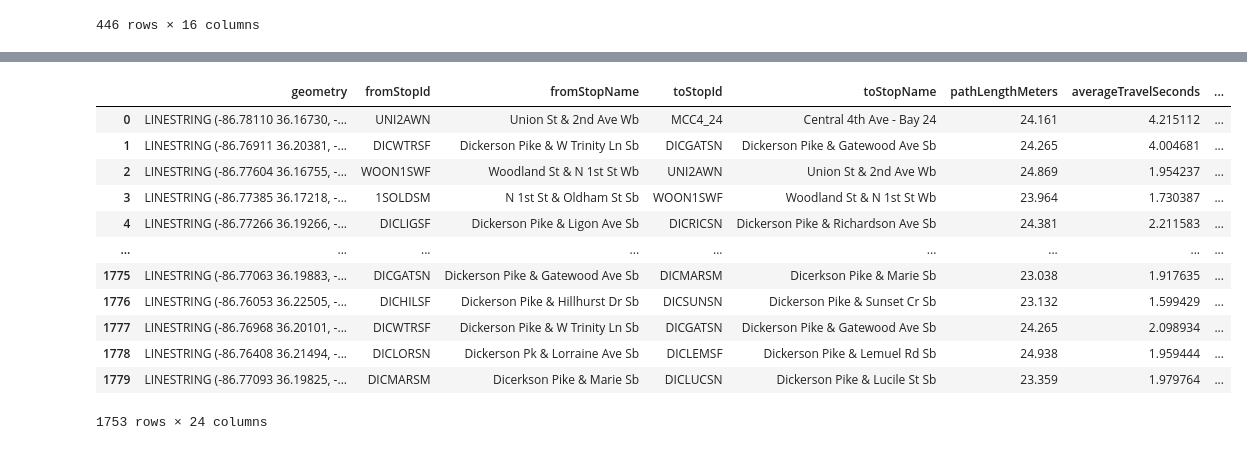
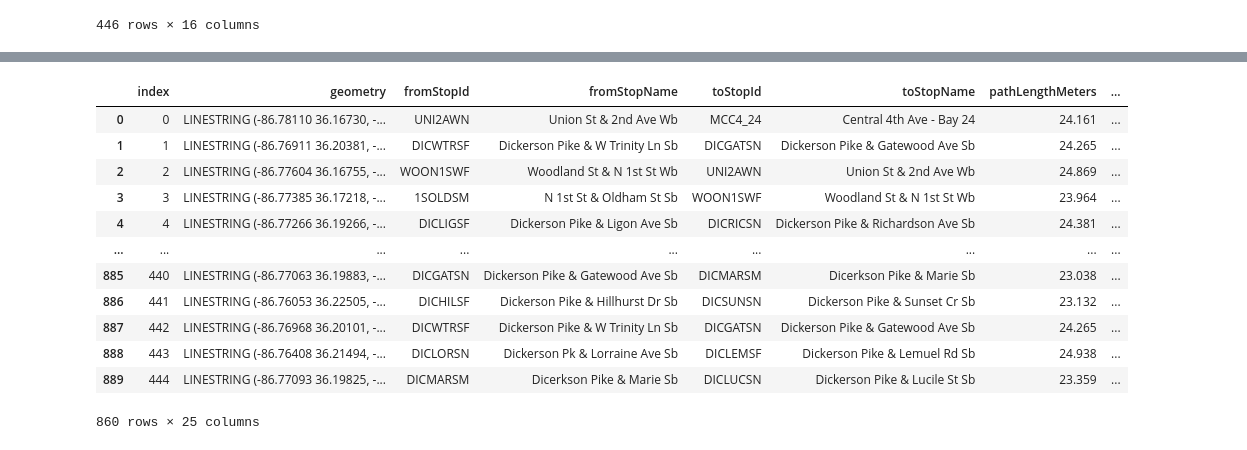
Before and after one commit to patlyons/wego-hades, a Jupyter notebook: notebooks/inbound_peak_wego_dc.ipynb, the cells around one changed output, grey strips where cells are left out. Drawn from its saved outputs; the diff is of its cells as text; code cells hidden in the pictures.

```diff
--- a/notebooks/wego_dc.ipynb
+++ b/notebooks/inbound_peak_wego_dc.ipynb
@@ -910,0 +481,4 @@ AttributeError: 'SeriesGroupBy' object has no attribute 'groupby'
+# %%
+mf_mayjune23 = concat_frames_columns(requests.get(URL, params = params, headers = headers),
+                              requests.get(URL, params = params1, headers = headers), '05/26/22 - 06/25/22')
+mf_mayjune23
@@ -910,0 +499,28 @@ AttributeError: 'SeriesGroupBy' object has no attribute 'groupby'
+# %%
+params = {
+    'direction': '1',
+    'startDate': '06-26-2022',
+    'endDate' : '07-26-2022',
+    'beginTime' : '06:00',
+    'endTime' : '09:00',
+    'daysOfWeek' : '1,2,3,4,5',
+    'excludeDates' : '07-04-2022',
+    'format' : 'geojson',
+    'resolution': 'hiRes',
+}
+
+
+params1 = {
+    'direction': '1',
+    'startDate': '06-26-2022',
+    'endDate' : '07-26-2022',
+    'beginTime' : '06:00',
+    'endTime' : '09:00',
+    'daysOfWeek' : '1,2,3,4,5',
+    'excludeDates' : '07-04-2022',
+    'resolution': 'hiRes',
+}
+# %%
+mf_junejuly23 = concat_frames_columns(requests.get(URL, params = params, headers = headers),
+                              requests.get(URL, params = params1, headers = headers), '06/26/22 - 07/26/22')
+mf_junejuly23
@@ -910,0 +560,5 @@ AttributeError: 'SeriesGroupBy' object has no attribute 'groupby'
+# %%
+all_am_summer = pd.concat([mf_mayjune23, mf_junejuly23])
+all_am_summer = all_am_summer.reset_index()
+all_am_summer['set_count_proportion'] = all_am_summer['countForSegment'] / all_am_summer['max_seg_count']
+all_am_summer
@@ -928,17 +596,17 @@ am_inschool
 # %%
-am_summer = all_am_summer.loc[all_am_inschool['set_count_proportion'] >= 0.5]
+am_summer = all_am_summer.loc[all_am_summer['set_count_proportion'] >= 0.5]
 am_summer
 # %% [output]
-|  | geometry | fromStopId | fromStopName | toStopId | toStopName | pathLengthMeters | averageTravelSeconds | ... |
-| 0 | LINESTRING (-86.78110 36.16730, -... | UNI2AWN | Union St & 2nd Ave Wb | MCC4_24 | Central 4th Ave - Bay 24 | 24.161 | 4.215112 | ... |
-| 1 | LINESTRING (-86.76911 36.20381, -... | DICWTRSF | Dickerson Pike & W Trinity Ln Sb | DICGATSN | Dickerson Pike & Gatewood Ave Sb | 24.265 | 4.004681 | ... |
-| 2 | LINESTRING (-86.77604 36.16755, -... | WOON1SWF | Woodland St & N 1st St Wb | UNI2AWN | Union St & 2nd Ave Wb | 24.869 | 1.954237 | ... |
-| 3 | LINESTRING (-86.77385 36.17218, -... | 1SOLDSM | N 1st St & Oldham St Sb | WOON1SWF | Woodland St & N 1st St Wb | 23.964 | 1.730387 | ... |
-| 4 | LINESTRING (-86.77266 36.19266, -... | DICLIGSF | Dickerson Pike & Ligon Ave Sb | DICRICSN | Dickerson Pike & Richardson Ave Sb | 24.381 | 2.211583 | ... |
+|  | index | geometry | fromStopId | fromStopName | toStopId | toStopName | pathLengthMeters | ... |
+| 0 | 0 | LINESTRING (-86.78110 36.16730, -... | UNI2AWN | Union St & 2nd Ave Wb | MCC4_24 | Central 4th Ave - Bay 24 | 24.161 | ... |
+| 1 | 1 | LINESTRING (-86.76911 36.20381, -... | DICWTRSF | Dickerson Pike & W Trinity Ln Sb | DICGATSN | Dickerson Pike & Gatewood Ave Sb | 24.265 | ... |
+| 2 | 2 | LINESTRING (-86.77604 36.16755, -... | WOON1SWF | Woodland St & N 1st St Wb | UNI2AWN | Union St & 2nd Ave Wb | 24.869 | ... |
+| 3 | 3 | LINESTRING (-86.77385 36.17218, -... | 1SOLDSM | N 1st St & Oldham St Sb | WOON1SWF | Woodland St & N 1st St Wb | 23.964 | ... |
+| 4 | 4 | LINESTRING (-86.77266 36.19266, -... | DICLIGSF | Dickerson Pike & Ligon Ave Sb | DICRICSN | Dickerson Pike & Richardson Ave Sb | 24.381 | ... |
 | ... | ... | ... | ... | ... | ... | ... | ... | ... |
-| 1775 | LINESTRING (-86.77063 36.19883, -... | DICGATSN | Dickerson Pike & Gatewood Ave Sb | DICMARSM | Dicerkson Pike & Marie Sb | 23.038 | 1.917635 | ... |
-| 1776 | LINESTRING (-86.76053 36.22505, -... | DICHILSF | Dickerson Pike & Hillhurst Dr Sb | DICSUNSN | Dickerson Pike & Sunset Cr Sb | 23.132 | 1.599429 | ... |
-| 1777 | LINESTRING (-86.76968 36.20101, -... | DICWTRSF | Dickerson Pike & W Trinity Ln Sb | DICGATSN | Dickerson Pike & Gatewood Ave Sb | 24.265 | 2.098934 | ... |
-| 1778 | LINESTRING (-86.76408 36.21494, -... | DICLORSN | Dickerson Pk & Lorraine Ave Sb | DICLEMSF | Dickerson Pike & Lemuel Rd Sb | 24.938 | 1.959444 | ... |
-| 1779 | LINESTRING (-86.77093 36.19825, -... | DICMARSM | Dicerkson Pike & Marie Sb | DICLUCSN | Dickerson Pike & Lucile St Sb | 23.359 | 1.979764 | ... |
+| 885 | 440 | LINESTRING (-86.77063 36.19883, -... | DICGATSN | Dickerson Pike & Gatewood Ave Sb | DICMARSM | Dicerkson Pike & Marie Sb | 23.038 | ... |
+| 886 | 441 | LINESTRING (-86.76053 36.22505, -... | DICHILSF | Dickerson Pike & Hillhurst Dr Sb | DICSUNSN | Dickerson Pike & Sunset Cr Sb | 23.132 | ... |
+| 887 | 442 | LINESTRING (-86.76968 36.20101, -... | DICWTRSF | Dickerson Pike & W Trinity Ln Sb | DICGATSN | Dickerson Pike & Gatewood Ave Sb | 24.265 | ... |
+| 888 | 443 | LINESTRING (-86.76408 36.21494, -... | DICLORSN | Dickerson Pk & Lorraine Ave Sb | DICLEMSF | Dickerson Pike & Lemuel Rd Sb | 24.938 | ... |
+| 889 | 444 | LINESTRING (-86.77093 36.19825, -... | DICMARSM | Dicerkson Pike & Marie Sb | DICLUCSN | Dickerson Pike & Lucile St Sb | 23.359 | ... |
-1753 rows × 24 columns
+860 rows × 25 columns
```
Also changed, not shown: parts of 105 cells of this notebook, 3 other files.
